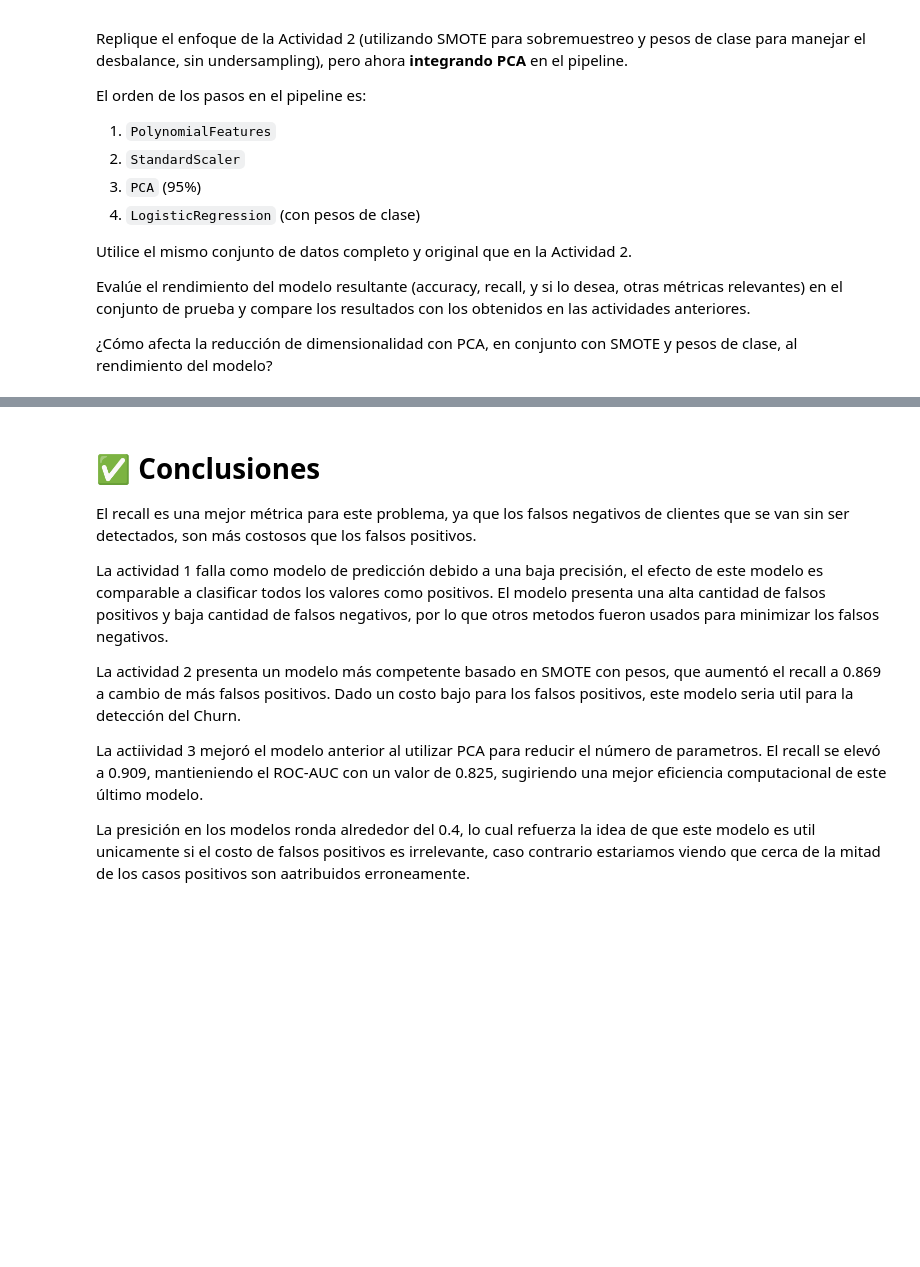
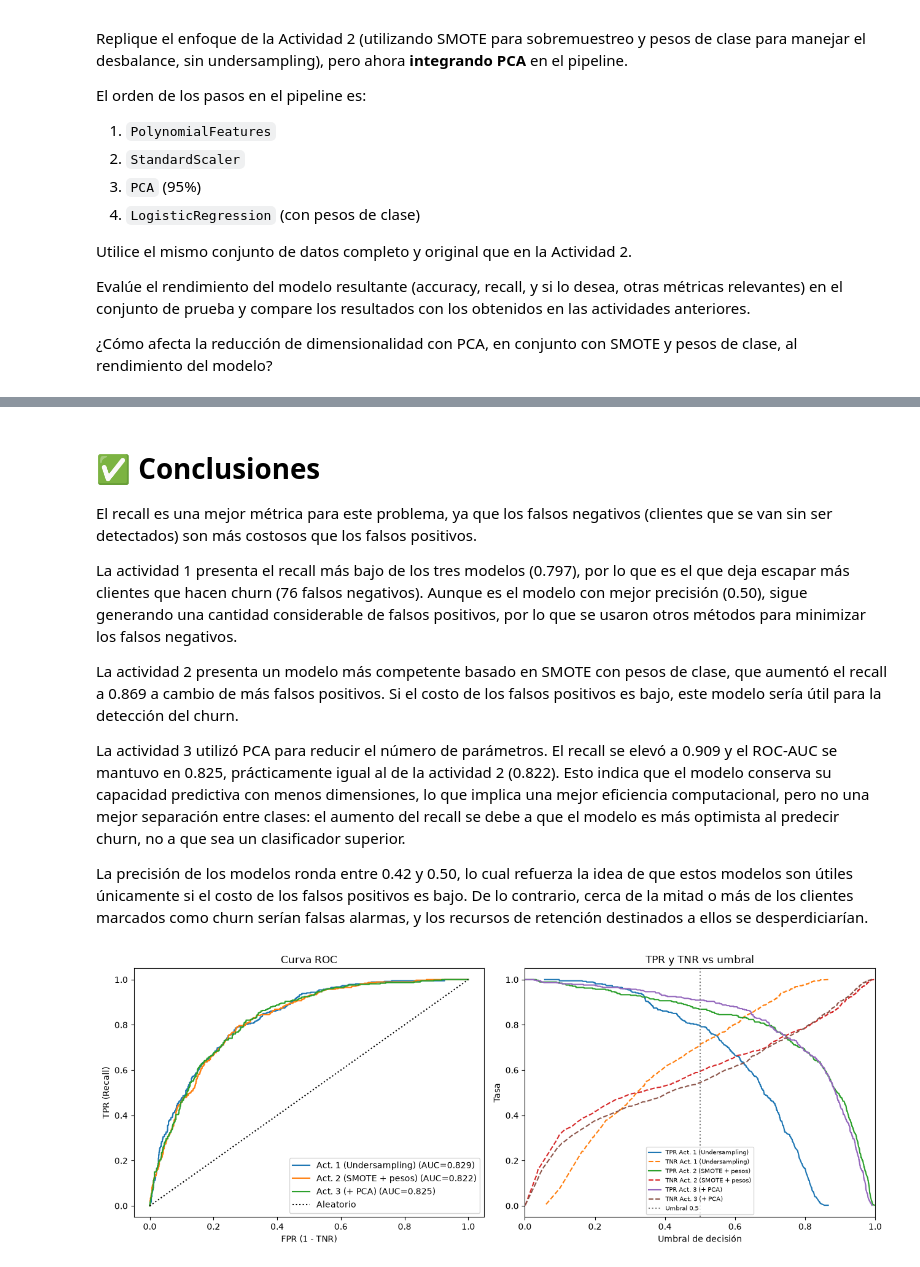
Before and after one commit to Milo18113/lab_logistic_regression, a Jupyter notebook: Planteamiento_Clasificación_Churn_Telecomunicaciones_Logistic_Regression.ipynb, the cells around one changed output, grey strips where cells are left out. Drawn from its saved outputs; the diff is of its cells as text; code cells hidden in the pictures; blank space fills up the shorter version.

```diff
--- a/Planteamiento_Clasificación_Churn_Telecomunicaciones_Logistic_Regression.ipynb
+++ b/Planteamiento_Clasificación_Churn_Telecomunicaciones_Logistic_Regression.ipynb
@@ -624,11 +641,49 @@ weighted avg       0.80      0.64      0.66      1409
 # %% [markdown]
 # ✅ Conclusiones
-El recall es una mejor métrica para este problema, ya que los falsos negativos de clientes que se van sin ser detectados, son más costosos que los falsos positivos.
+El recall es una mejor métrica para este problema, ya que los falsos negativos (clientes que se van sin ser detectados) son más costosos que los falsos positivos.
 
-La actividad 1 falla como modelo de predicción debido a una baja precisión, el efecto de este modelo es comparable a clasificar todos los valores como positivos. El modelo presenta una alta cantidad de falsos positivos y baja cantidad de falsos negativos, por lo que otros metodos fueron usados para minimizar los falsos negativos.
+La actividad 1 presenta el recall más bajo de los tres modelos (0.797), por lo que es el que deja escapar más clientes que hacen churn (76 falsos negativos). Aunque es el modelo con mejor precisión (0.50), sigue generando una cantidad considerable de falsos positivos, por lo que se usaron otros métodos para minimizar los falsos negativos.
 
-La actividad 2 presenta un modelo más competente basado en SMOTE con pesos, que aumentó el recall a 0.869 a cambio de más falsos positivos. Dado un costo bajo para los falsos positivos, este modelo seria util para la detección del Churn.
+La actividad 2 presenta un modelo más competente basado en SMOTE con pesos de clase, que aumentó el recall a 0.869 a cambio de más falsos positivos. Si el costo de los falsos positivos es bajo, este modelo sería útil para la detección del churn.
 
-La actiividad 3 mejoró el modelo anterior al utilizar PCA para reducir el número de parametros. El recall se elevó a 0.909, mantieniendo el ROC-AUC con un valor de 0.825, sugiriendo una mejor eficiencia computacional de este último modelo.
+La actividad 3 utilizó PCA para reducir el número de parámetros. El recall se elevó a 0.909 y el ROC-AUC se mantuvo en 0.825, prácticamente igual al de la actividad 2 (0.822). Esto indica que el modelo conserva su capacidad predictiva con menos dimensiones, lo que implica una mejor eficiencia computacional, pero no una mejor separación entre clases: el aumento del recall se debe a que el modelo es más optimista al predecir churn, no a que sea un clasificador superior.
 
-La presición en los modelos ronda alrededor del 0.4, lo cual refuerza la idea de que este modelo es util unicamente si el costo de falsos positivos es irrelevante, caso contrario estariamos viendo que cerca de la mitad de los casos positivos son aatribuidos erroneamente.
+La precisión de los modelos ronda entre 0.42 y 0.50, lo cual refuerza la idea de que estos modelos son útiles únicamente si el costo de los falsos positivos es bajo. De lo contrario, cerca de la mitad o más de los clientes marcados como churn serían falsas alarmas, y los recursos de retención destinados a ellos se desperdiciarían.
+# %%
+from sklearn.metrics import roc_curve, roc_auc_score
+
+modelos = {
+    'Act. 1 (Undersampling)': best_model,
+    'Act. 2 (SMOTE + pesos)': model_smote,
+    'Act. 3 (+ PCA)': model_pca,
+}
+
+fig, (ax_roc, ax_thr) = plt.subplots(1, 2, figsize=(13, 5))
+
+for nombre, modelo in modelos.items():
+    proba = modelo.predict_proba(X_test)[:, 1]
+    fpr, tpr, thresholds = roc_curve(y_test, proba)
+    auc = roc_auc_score(y_test, proba)
+    ax_roc.plot(fpr, tpr, label=f'{nombre} (AUC={auc:.3f})')
+
+    # roc_curve incluye un umbral inicial infinito; se descarta para poder graficar
+    ax_thr.plot(thresholds[1:], tpr[1:], label=f'TPR {nombre}')
+    ax_thr.plot(thresholds[1:], 1 - fpr[1:], linestyle='--', label=f'TNR {nombre}')
+
+ax_roc.plot([0, 1], [0, 1], 'k:', label='Aleatorio')
+ax_roc.set_xlabel('FPR (1 - TNR)')
+ax_roc.set_ylabel('TPR (Recall)')
+ax_roc.set_title('Curva ROC')
+ax_roc.legend()
+
+ax_thr.axvline(0.5, color='gray', linestyle=':', label='Umbral 0.5')
+ax_thr.set_xlabel('Umbral de decisión')
+ax_thr.set_ylabel('Tasa')
+ax_thr.set_title('TPR y TNR vs umbral')
+ax_thr.set_xlim(0, 1)
+ax_thr.legend(fontsize=7)
+
+plt.tight_layout()
+plt.show()
+# %% [output]
+[figure, added]
```
Also changed, not shown: parts of 7 cells of this notebook.
